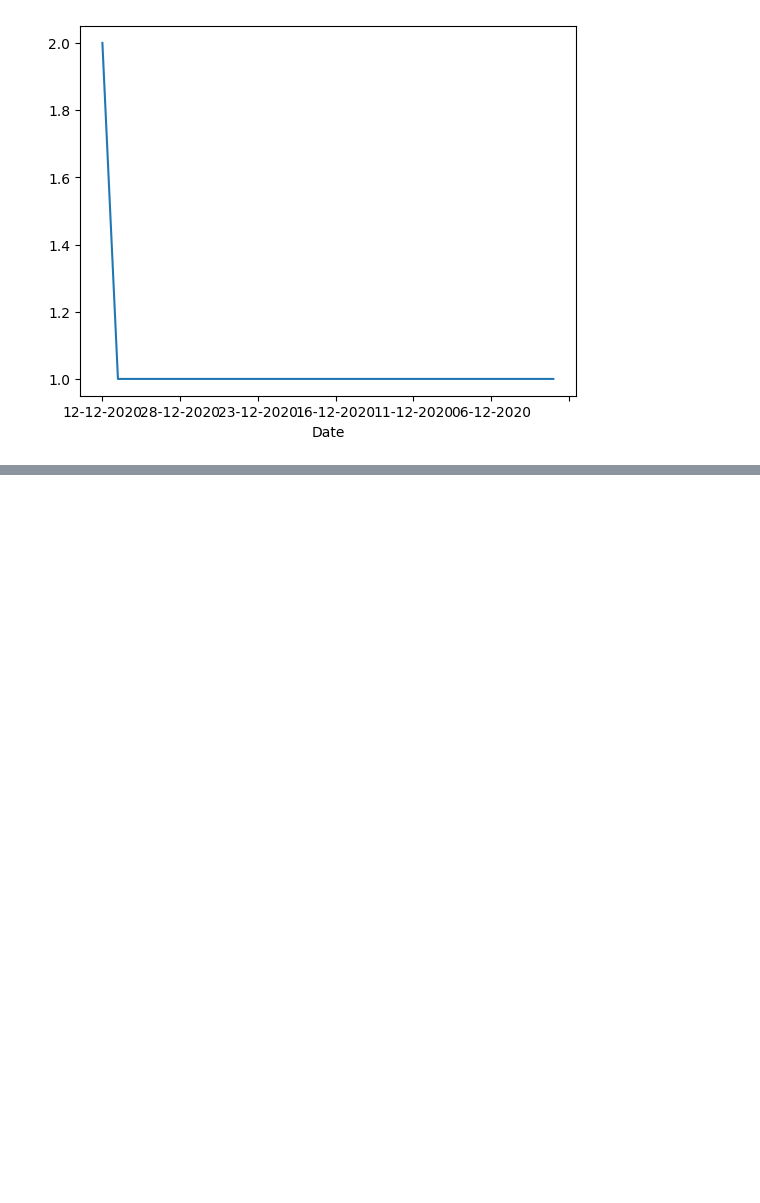
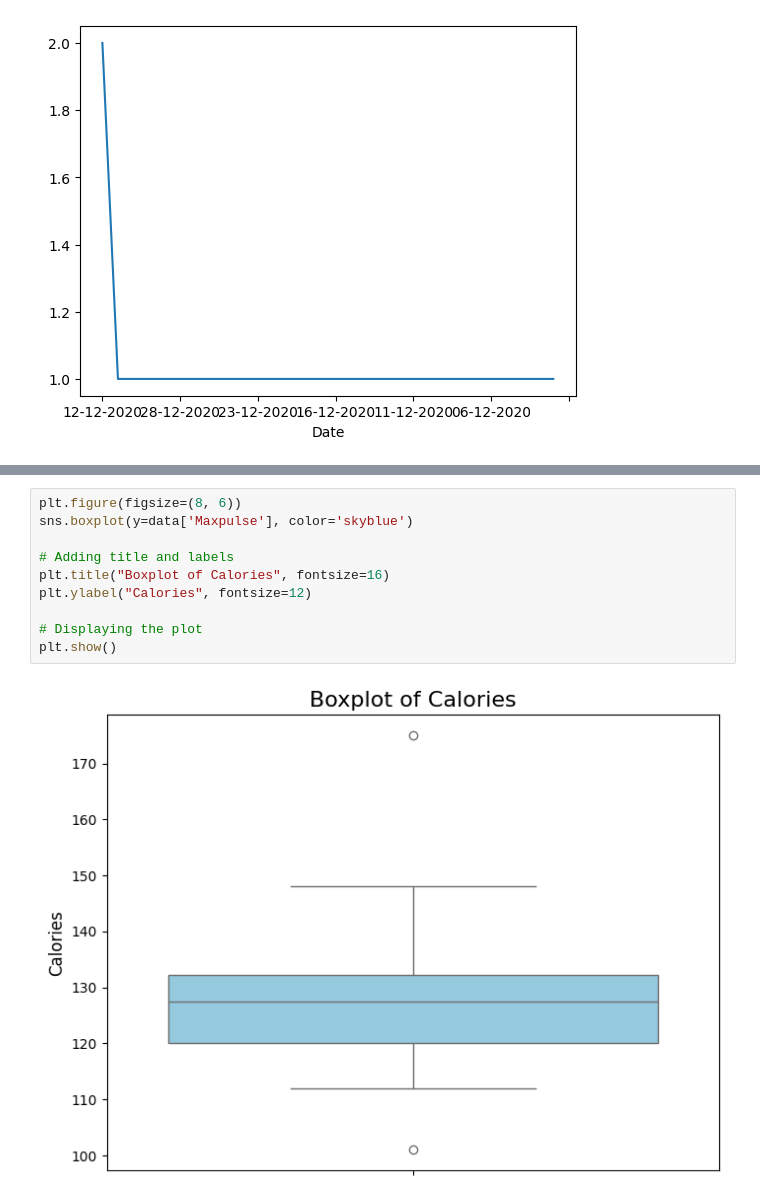
Before and after one commit to VaishaliChauhanCCTB/Demo, a Jupyter notebook: eda_1.ipynb, the cells around one changed output, grey strips where cells are left out. Drawn from its saved outputs; the diff is of its cells as text; blank space fills up the shorter version.

```diff
--- a/eda_1.ipynb
+++ b/eda_1.ipynb
@@ -237,0 +252,12 @@ Distribution of activities over time:
+# %%
+plt.figure(figsize=(8, 6))
+sns.boxplot(y=data['Maxpulse'], color='skyblue')
+
+# Adding title and labels
+plt.title("Boxplot of Calories", fontsize=16)
+plt.ylabel("Calories", fontsize=12)
+
+# Displaying the plot
+plt.show()
+# %% [output]
+[figure, added]
```
Also changed, not shown: parts of 9 cells of this notebook.
